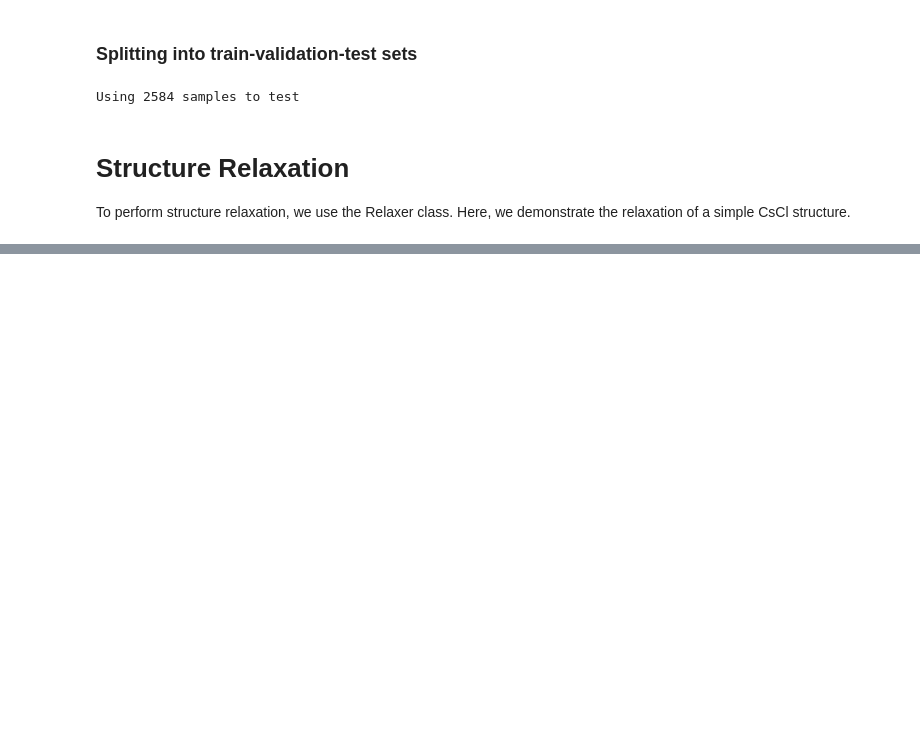
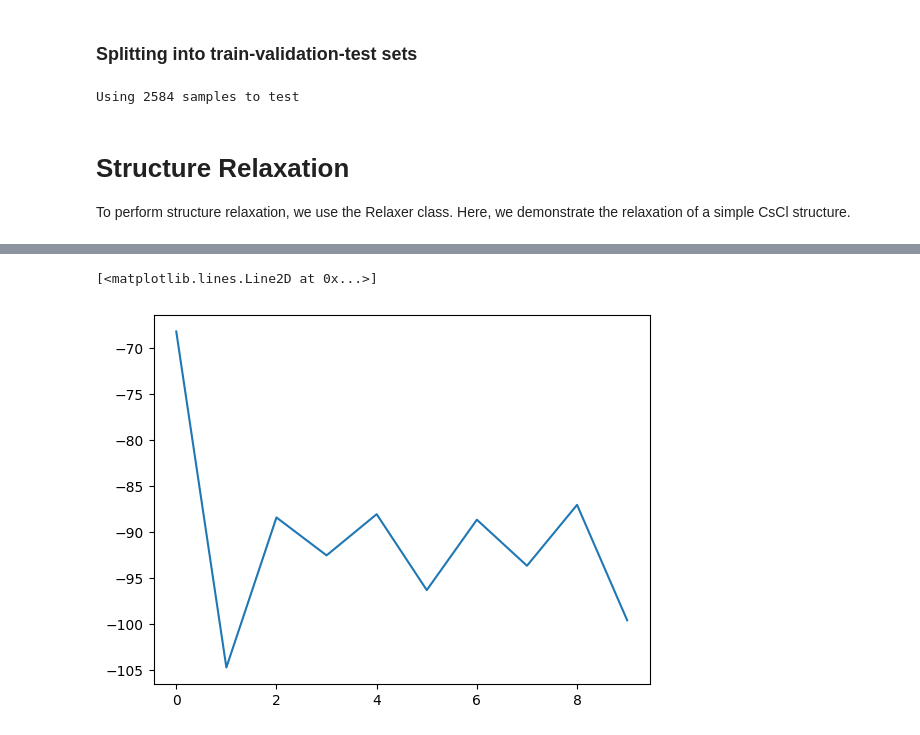
Before and after one commit to CibranLopez/m3gnet, a Jupyter notebook: validate_IAP_fine-tuning.ipynb, the cells around one changed output, grey strips where cells are left out. Drawn from its saved outputs; the diff is of its cells as text; code cells hidden in the pictures; blank space fills up the shorter version.

```diff
--- a/validate_IAP_fine-tuning.ipynb
+++ b/validate_IAP_fine-tuning.ipynb
@@ -189,0 +201,5 @@ for column_name in unique_colums:
+# %%
+plt.plot(offsets)
+# %% [output]
+[<matplotlib.lines.Line2D at 0x...>]
+[figure, added]
```
Also changed, not shown: parts of 2 cells of this notebook, 1 other file.
